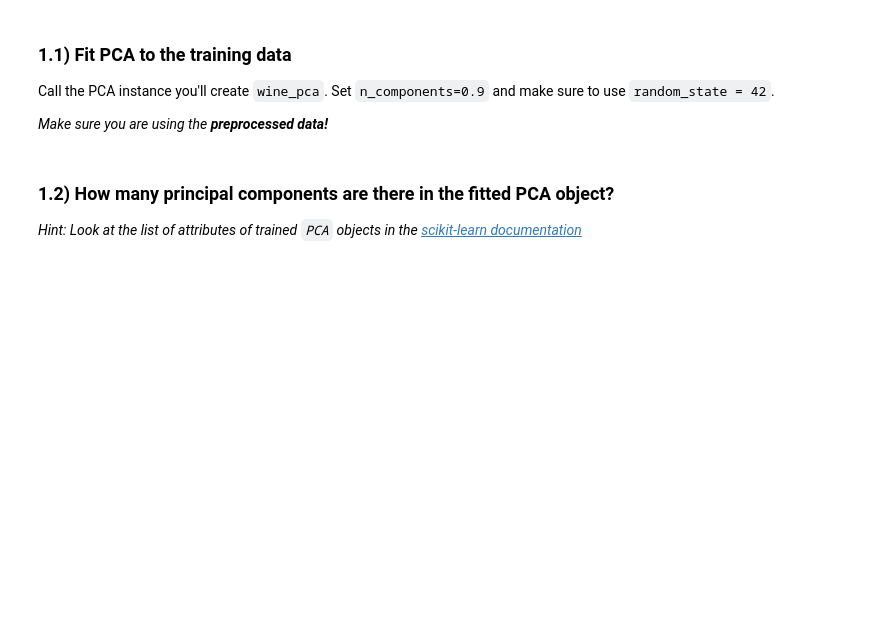
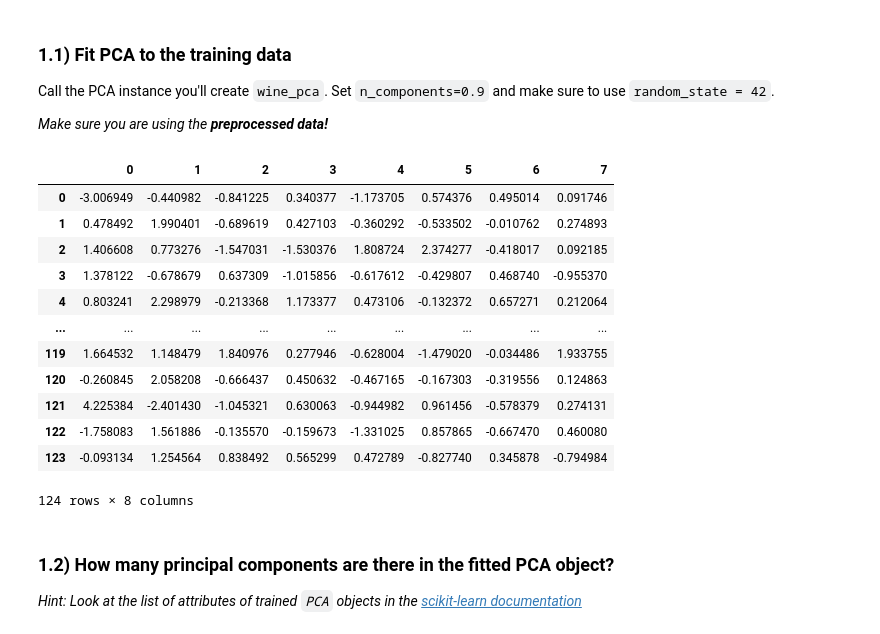
Before and after one commit to learn-co-students/module-4-code-challenge-round-1-nyc-ds-033020-mod-4-code-challenge-1591883766, a Jupyter notebook: index.ipynb, the cells around one changed output. Cells and saved outputs as stored; diff of their text form; code cells hidden in the pictures; blank space fills up the shorter version.

```diff
--- a/index.ipynb
+++ b/index.ipynb
@@ -65,3 +70,26 @@ _Make sure you are using the **preprocessed data!**_
+# %%
+# Your code here
+from sklearn.decomposition import PCA
+
+wine_pca = PCA(n_components = .9, random_state = 42)
+X_train_pca = wine_pca.fit_transform(X_train_scaled)
+X_train_pca_df = pd.DataFrame(X_train_pca)
+# %%
+X_train_pca_df
+# %% [output]
+|  | 0 | 1 | 2 | 3 | 4 | 5 | 6 | 7 |
+| 0 | -3.006949 | -0.440982 | -0.841225 | 0.340377 | -1.173705 | 0.574376 | 0.495014 | 0.091746 |
+| 1 | 0.478492 | 1.990401 | -0.689619 | 0.427103 | -0.360292 | -0.533502 | -0.010762 | 0.274893 |
+| 2 | 1.406608 | 0.773276 | -1.547031 | -1.530376 | 1.808724 | 2.374277 | -0.418017 | 0.092185 |
+| 3 | 1.378122 | -0.678679 | 0.637309 | -1.015856 | -0.617612 | -0.429807 | 0.468740 | -0.955370 |
+| 4 | 0.803241 | 2.298979 | -0.213368 | 1.173377 | 0.473106 | -0.132372 | 0.657271 | 0.212064 |
+| ... | ... | ... | ... | ... | ... | ... | ... | ... |
+| 119 | 1.664532 | 1.148479 | 1.840976 | 0.277946 | -0.628004 | -1.479020 | -0.034486 | 1.933755 |
+| 120 | -0.260845 | 2.058208 | -0.666437 | 0.450632 | -0.467165 | -0.167303 | -0.319556 | 0.124863 |
+| 121 | 4.225384 | -2.401430 | -1.045321 | 0.630063 | -0.944982 | 0.961456 | -0.578379 | 0.274131 |
+| 122 | -1.758083 | 1.561886 | -0.135570 | -0.159673 | -1.331025 | 0.857865 | -0.667470 | 0.460080 |
+| 123 | -0.093134 | 1.254564 | 0.838492 | 0.565299 | 0.472789 | -0.827740 | 0.345878 | -0.794984 |
+124 rows × 8 columns
 # %% [markdown]
 ### 1.2) How many principal components are there in the fitted PCA object?
 
```
Also changed, not shown: parts of 31 cells of this notebook.
